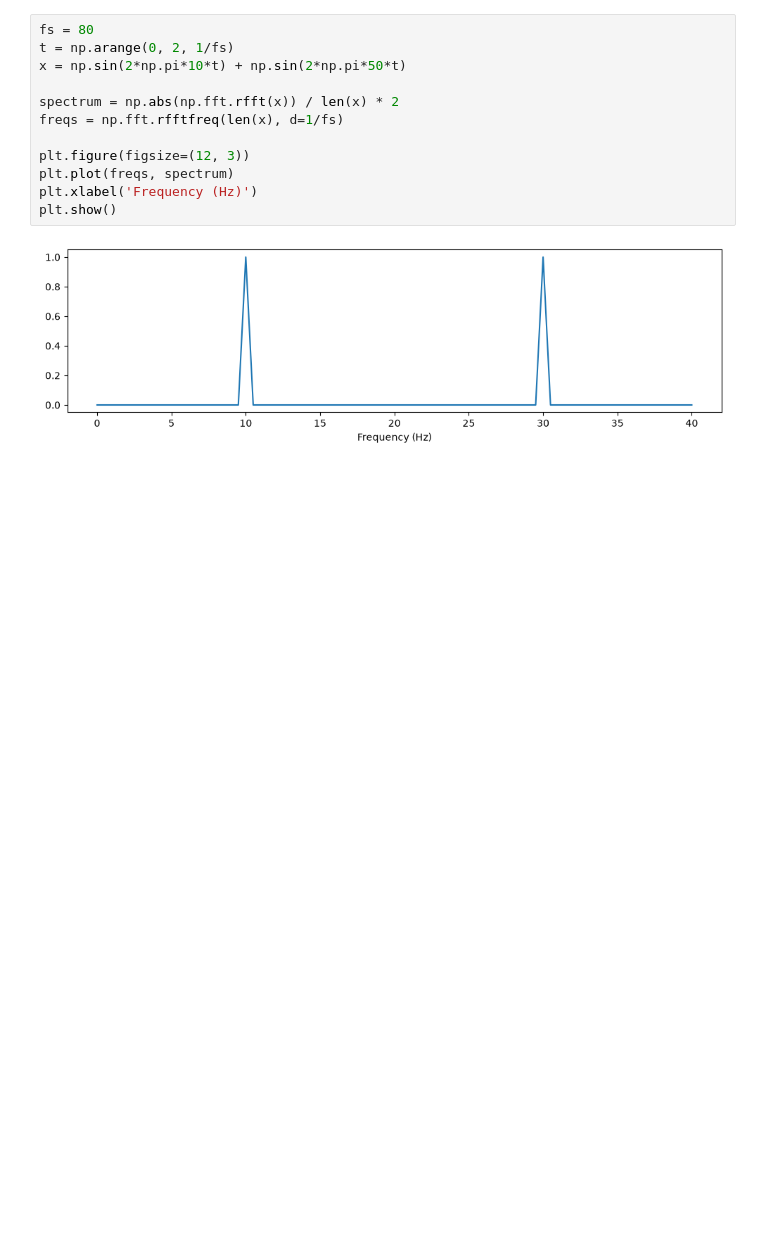
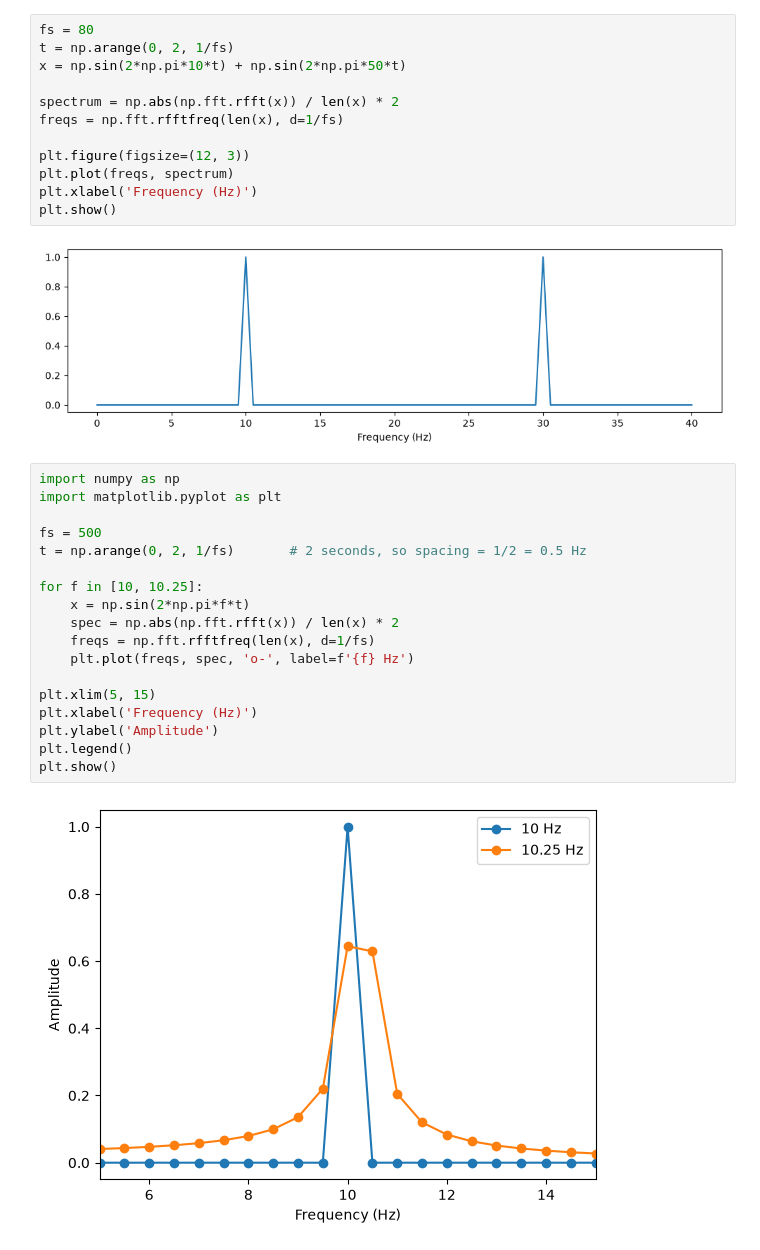
Before and after one commit to Fadel1222/ecg-project, a Jupyter notebook: fourier_sampling_experiments.ipynb, the cells around one changed output. Cells and saved outputs as stored; diff of their text form; blank space fills up the shorter version.

```diff
--- a/fourier_sampling_experiments.ipynb
+++ b/fourier_sampling_experiments.ipynb
@@ -33,3 +33,23 @@ plt.xlabel('Frequency (Hz)')
 plt.show()
 # %% [output]
 [figure]
+# %%
+import numpy as np
+import matplotlib.pyplot as plt
+
+fs = 500
+t = np.arange(0, 2, 1/fs)       # 2 seconds, so spacing = 1/2 = 0.5 Hz
+
+for f in [10, 10.25]:
+    x = np.sin(2*np.pi*f*t)
+    spec = np.abs(np.fft.rfft(x)) / len(x) * 2
+    freqs = np.fft.rfftfreq(len(x), d=1/fs)
+    plt.plot(freqs, spec, 'o-', label=f'{f} Hz')
+
+plt.xlim(5, 15)
+plt.xlabel('Frequency (Hz)')
+plt.ylabel('Amplitude')
+plt.legend()
+plt.show()
+# %% [output]
+[figure, added]
```
Also changed, not shown: parts of 2 cells of this notebook.
